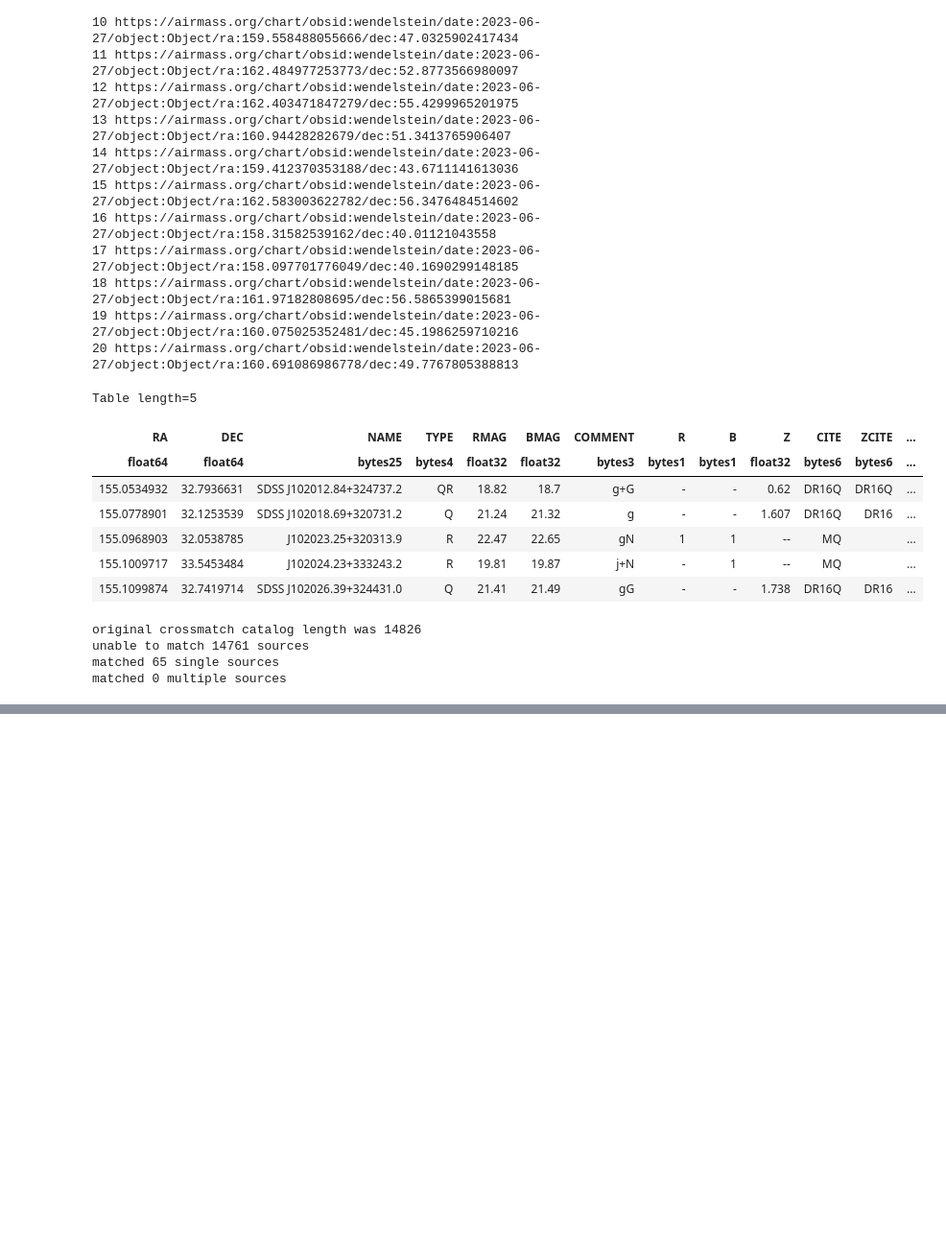
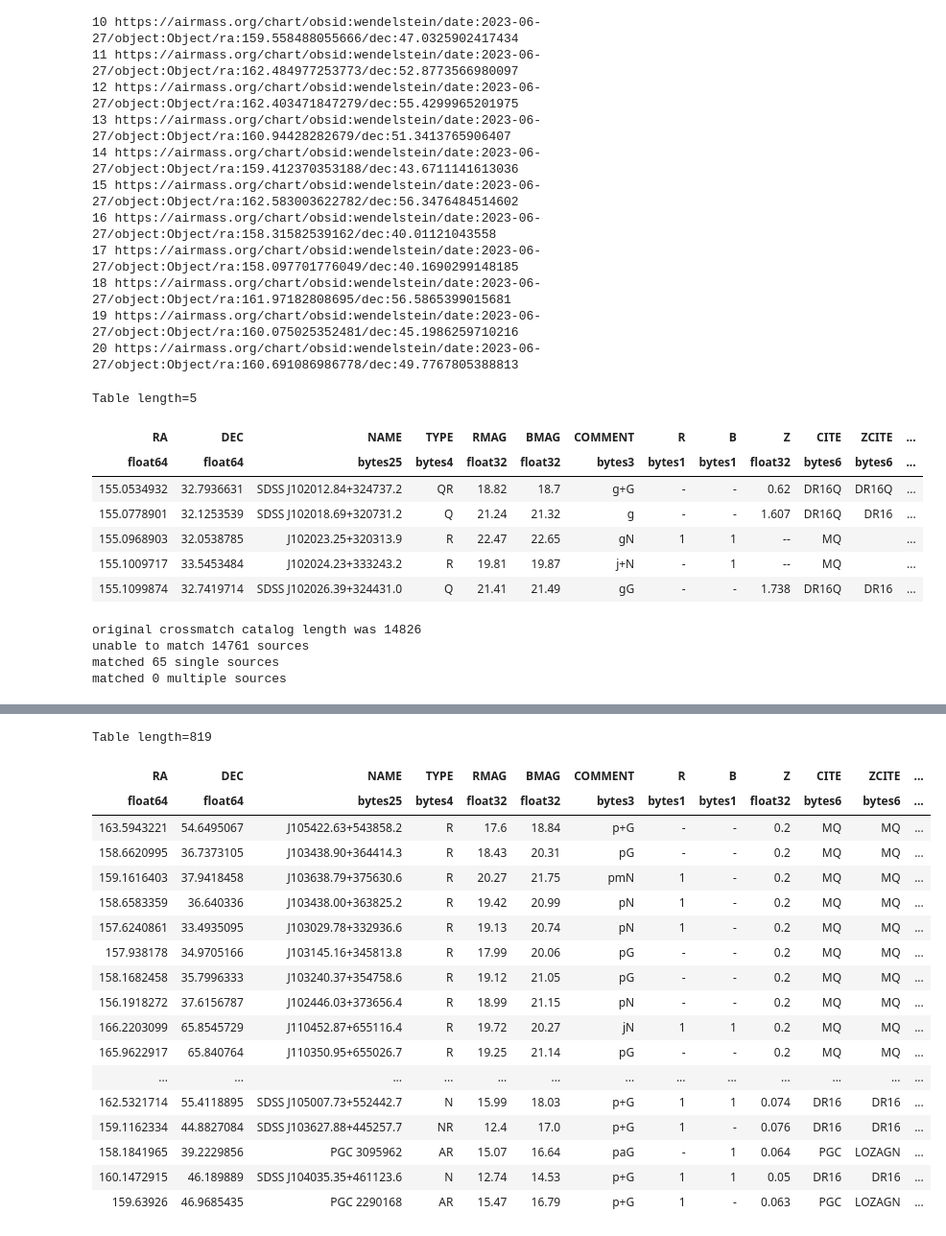
Before and after one commit to ananya971/ligo-desi-gw-follow-up, a Jupyter notebook: Galaxy Selection/Galaxy_Selector_MOC.ipynb, the cells around one changed output, grey strips where cells are left out. Shown at 96% size. Cells and saved outputs as stored; diff of their text form; code cells hidden in the pictures; blank space fills up the shorter version.

Commit message:
last changes from Julius MBP

```diff
--- a/Galaxy Selection/Galaxy_Selector_MOC.ipynb
+++ b/Galaxy Selection/Galaxy_Selector_MOC.ipynb
@@ -1208,3 +1208,27 @@ Table length=65
 | 158.40919 | 44.161746 | SDSS J103338.20+440942.2 | N | 15.31 | 17.4 | p+a | 1 | 1 | 0.102 | DR16 | DR16 | ... |
 # %%
 crossmatched_table_PGAL_NO_LUM["TARGET_RA", "TARGET_DEC", "SERSIC", "Z", "P_GAL", "P_GAL_NO_LUM"][:N_galaxies].write(f'PGAL/PGAL_{superevent_name}_crossmatch_99.ecsv', delimiter=',', format='ascii', overwrite = True)
+# %%
+some_table = Table.read("/Users/juliusgassert/Downloads/230627c_cr90_3D-0.1-0.2_milliquas.fits")
+# %%
+some_table.group_by("probdensity_vol")
+# %% [output]
+Table length=819
+| RA | DEC | NAME | TYPE | RMAG | BMAG | COMMENT | R | B | Z | CITE | ZCITE | ... |
+| float64 | float64 | bytes25 | bytes4 | float32 | float32 | bytes3 | bytes1 | bytes1 | float32 | bytes6 | bytes6 | ... |
+| 163.5943221 | 54.6495067 | J105422.63+543858.2 | R | 17.6 | 18.84 | p+G | - | - | 0.2 | MQ | MQ | ... |
+| 158.6620995 | 36.7373105 | J103438.90+364414.3 | R | 18.43 | 20.31 | pG | - | - | 0.2 | MQ | MQ | ... |
+| 159.1616403 | 37.9418458 | J103638.79+375630.6 | R | 20.27 | 21.75 | pmN | 1 | - | 0.2 | MQ | MQ | ... |
+| 158.6583359 | 36.640336 | J103438.00+363825.2 | R | 19.42 | 20.99 | pN | 1 | - | 0.2 | MQ | MQ | ... |
+| 157.6240861 | 33.4935095 | J103029.78+332936.6 | R | 19.13 | 20.74 | pN | 1 | - | 0.2 | MQ | MQ | ... |
+| 157.938178 | 34.9705166 | J103145.16+345813.8 | R | 17.99 | 20.06 | pG | - | - | 0.2 | MQ | MQ | ... |
+| 158.1682458 | 35.7996333 | J103240.37+354758.6 | R | 19.12 | 21.05 | pG | - | - | 0.2 | MQ | MQ | ... |
+| 156.1918272 | 37.6156787 | J102446.03+373656.4 | R | 18.99 | 21.15 | pN | - | - | 0.2 | MQ | MQ | ... |
+| 166.2203099 | 65.8545729 | J110452.87+655116.4 | R | 19.72 | 20.27 | jN | 1 | 1 | 0.2 | MQ | MQ | ... |
+| 165.9622917 | 65.840764 | J110350.95+655026.7 | R | 19.25 | 21.14 | pG | - | - | 0.2 | MQ | MQ | ... |
+| ... | ... | ... | ... | ... | ... | ... | ... | ... | ... | ... | ... | ... |
+| 162.5321714 | 55.4118895 | SDSS J105007.73+552442.7 | N | 15.99 | 18.03 | p+G | 1 | 1 | 0.074 | DR16 | DR16 | ... |
+| 159.1162334 | 44.8827084 | SDSS J103627.88+445257.7 | NR | 12.4 | 17.0 | p+G | 1 | - | 0.076 | DR16 | DR16 | ... |
+| 158.1841965 | 39.2229856 | PGC 3095962 | AR | 15.07 | 16.64 | paG | - | 1 | 0.064 | PGC | LOZAGN | ... |
+| 160.1472915 | 46.189889 | SDSS J104035.35+461123.6 | N | 12.74 | 14.53 | p+G | 1 | 1 | 0.05 | DR16 | DR16 | ... |
+| 159.63926 | 46.9685435 | PGC 2290168 | AR | 15.47 | 16.79 | p+G | 1 | - | 0.063 | PGC | LOZAGN | ... |
```
Also changed, not shown: 2 other files.
